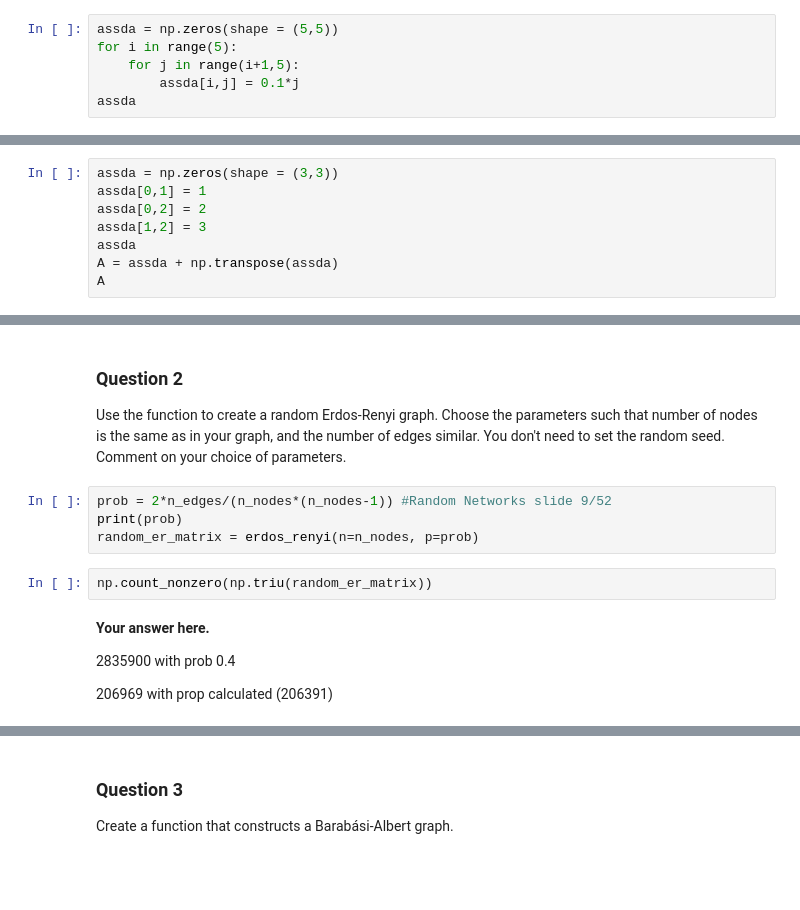
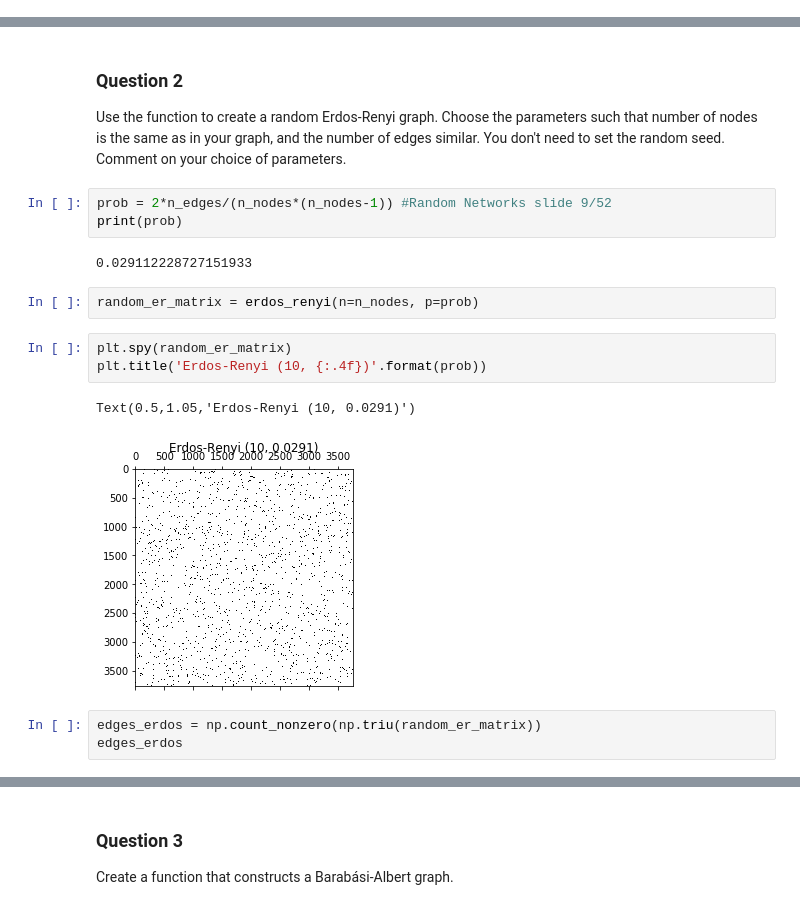
Before and after one commit to othmanbck/ntds_project_2018, a Jupyter notebook: 2_network_models.ipynb, the cells around one changed output, grey strips where cells are left out. Saved outputs shown, nothing was run; the diff lists cells and outputs as text; blank space fills up the shorter version.

```diff
--- a/2_network_models.ipynb
+++ b/2_network_models.ipynb
@@ -55,9 +67,3 @@ import numpy as np
 import pandas as pd
 import matplotlib.pyplot as plt
 import scipy
-# %%
-assda = np.zeros(shape = (5,5))
-for i in range(5):
-    for j in range(i+1,5):
-        assda[i,j] = 0.1*j
-assda
@@ -73,11 +70,3 @@ assda
-# %%
-assda = np.zeros(shape = (3,3))
-assda[0,1] = 1
-assda[0,2] = 2
-assda[1,2] = 3
-assda
-A = assda + np.transpose(assda)
-A
 # %% [markdown]
 ### Question 1
 
@@ -133,12 +136,16 @@ Use the function to create a random Erdos-Renyi graph. Choose the parameters suc
 # %%
 prob = 2*n_edges/(n_nodes*(n_nodes-1)) #Random Networks slide 9/52
 print(prob)
-random_er_matrix = erdos_renyi(n=n_nodes, p=prob)
+# %% [output]
+0.029112228727151933
+# %%
+random_er_matrix = erdos_renyi(n=n_nodes, p=prob)
+# %%
+plt.spy(random_er_matrix)
+plt.title('Erdos-Renyi (10, {:.4f})'.format(prob))
+# %% [output]
+Text(0.5,1.05,'Erdos-Renyi (10, 0.0291)')
+[figure, added]
 # %%
-np.count_nonzero(np.triu(random_er_matrix))
+edges_erdos = np.count_nonzero(np.triu(random_er_matrix))
+edges_erdos
-# %% [markdown]
-**Your answer here.**
-
-2835900 with prob 0.4
-
-206969 with prop calculated (206391)
```
Also changed, not shown: parts of 18 cells of this notebook, 1 other file.
